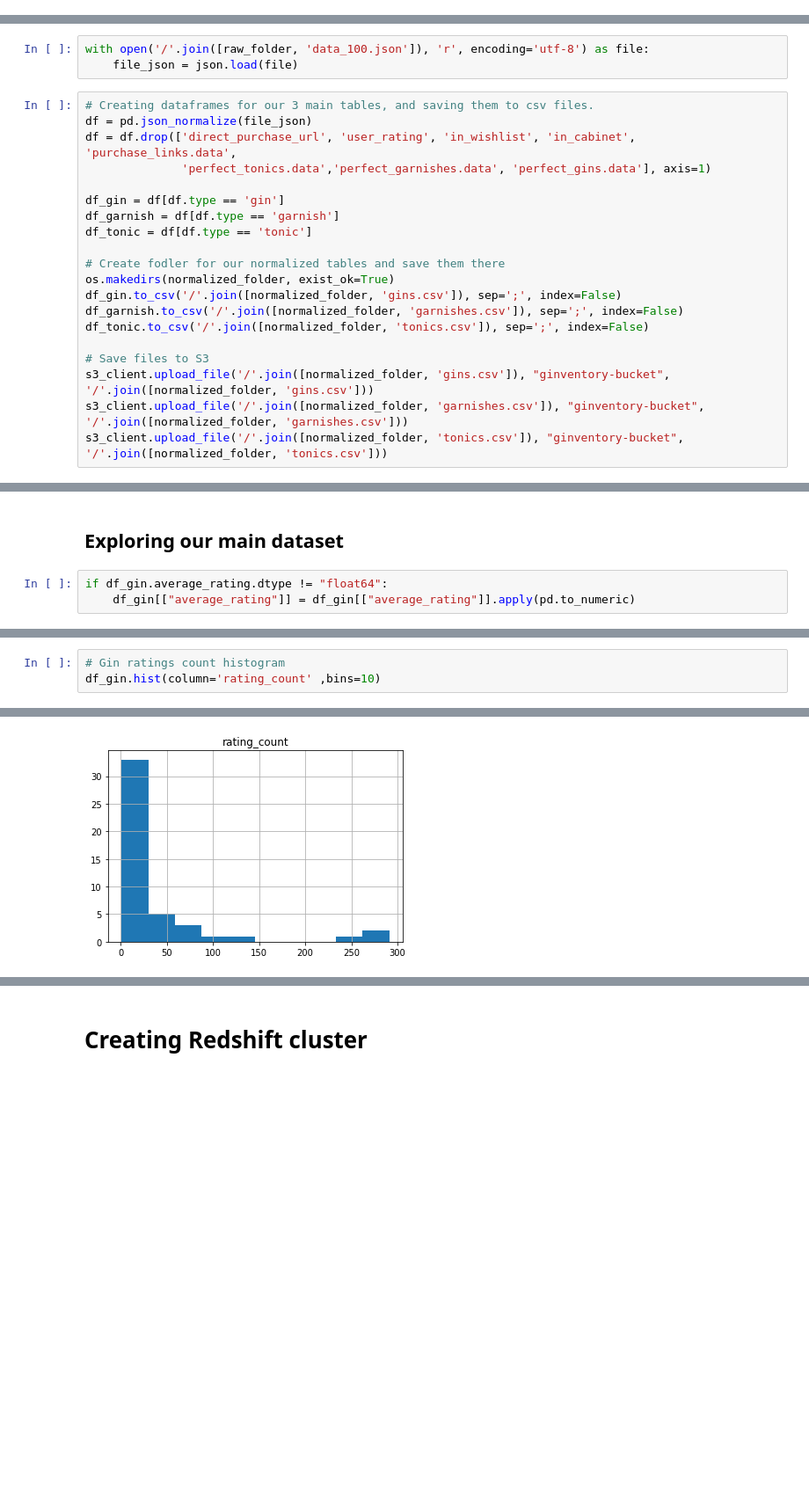
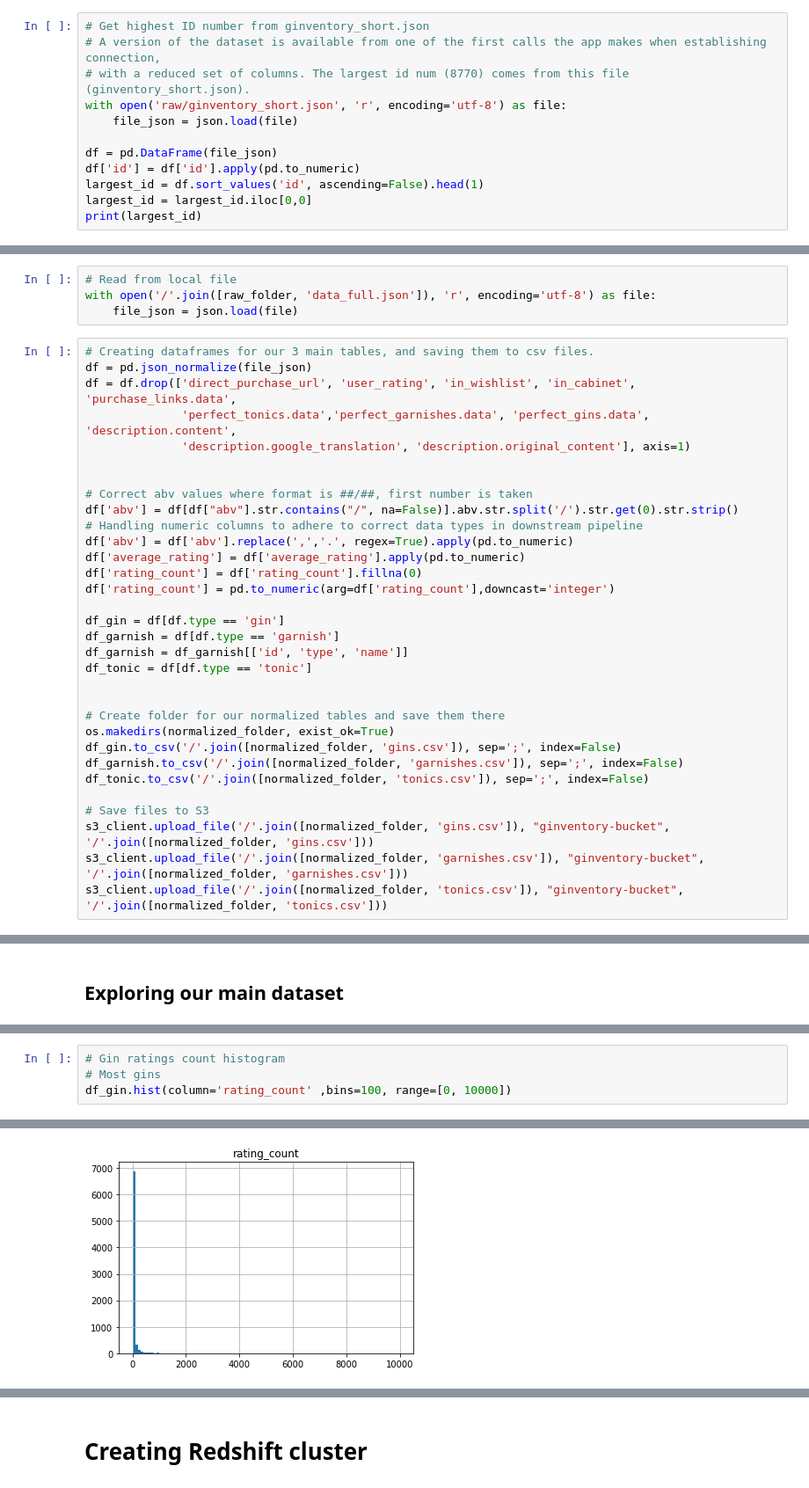
Before and after one commit to Letsopappaaa/ginventory_project, a Jupyter notebook: ginventory.ipynb, the cells around one changed output, grey strips where cells are left out. Shown at 88% size. Cells and saved outputs as stored; diff of their text form; blank space fills up the shorter version.

Commit message:
Added full dataset, ETL pipeline to Redshift complete.

```diff
--- a/ginventory.ipynb
+++ b/ginventory.ipynb
@@ -84,3 +76,15 @@ largest_id = df.sort_values('id', ascending=False).head(1)
 # %% [markdown]
 # Get requests
+# %%
+# Get highest ID number from ginventory_short.json
+# A version of the dataset is available from one of the first calls the app makes when establishing connection,
+# with a reduced set of columns. The largest id num (8770) comes from this file (ginventory_short.json).
+with open('raw/ginventory_short.json', 'r', encoding='utf-8') as file:
+    file_json = json.load(file)
+
+df = pd.DataFrame(file_json)
+df['id'] = df['id'].apply(pd.to_numeric)
+largest_id = df.sort_values('id', ascending=False).head(1)
+largest_id = largest_id.iloc[0,0]
+print(largest_id)
 # %%
@@ -110,19 +114,32 @@ s3_client.upload_file('/'.join([raw_folder, 'data_100.json']), "ginventory-bucke
 # %% [markdown]
 # Read in requests from file
 # %%
-with open('/'.join([raw_folder, 'data_100.json']), 'r', encoding='utf-8') as file:
+# Read from local file
+with open('/'.join([raw_folder, 'data_full.json']), 'r', encoding='utf-8') as file:
     file_json = json.load(file)
 # %%
 # Creating dataframes for our 3 main tables, and saving them to csv files.
 df = pd.json_normalize(file_json)
 df = df.drop(['direct_purchase_url', 'user_rating', 'in_wishlist', 'in_cabinet', 'purchase_links.data',
-              'perfect_tonics.data','perfect_garnishes.data', 'perfect_gins.data'], axis=1)
+              'perfect_tonics.data','perfect_garnishes.data', 'perfect_gins.data', 'description.content',
+              'description.google_translation', 'description.original_content'], axis=1)
+
+
+# Correct abv values where format is ##/##, first number is taken
+df['abv'] = df[df["abv"].str.contains("/", na=False)].abv.str.split('/').str.get(0).str.strip()
+# Handling numeric columns to adhere to correct data types in downstream pipeline
+df['abv'] = df['abv'].replace(',','.', regex=True).apply(pd.to_numeric)
+df['average_rating'] = df['average_rating'].apply(pd.to_numeric)
+df['rating_count'] = df['rating_count'].fillna(0)
+df['rating_count'] = pd.to_numeric(arg=df['rating_count'],downcast='integer')
 
 df_gin = df[df.type == 'gin']
 df_garnish = df[df.type == 'garnish']
+df_garnish = df_garnish[['id', 'type', 'name']]
 df_tonic = df[df.type == 'tonic']
 
-# Create fodler for our normalized tables and save them there
+
+# Create folder for our normalized tables and save them there
 os.makedirs(normalized_folder, exist_ok=True)
 df_gin.to_csv('/'.join([normalized_folder, 'gins.csv']), sep=';', index=False)
 df_garnish.to_csv('/'.join([normalized_folder, 'garnishes.csv']), sep=';', index=False)
@@ -189,6 +196,3 @@ dtype('float64')
 # %% [markdown]
 ## Exploring our main dataset
-# %%
-if df_gin.average_rating.dtype != "float64":
-    df_gin[["average_rating"]] = df_gin[["average_rating"]].apply(pd.to_numeric)
 # %%
@@ -231,9 +236,10 @@ df_gin_explore.sort_values("rating_count", ascending=False).head(3)
 # %%
 # Gin ratings count histogram
-df_gin.hist(column='rating_count' ,bins=10)
+# Most gins
+df_gin.hist(column='rating_count' ,bins=100, range=[0, 10000])
 # %% [output]
 array([[<AxesSubplot:title={'center':'rating_count'}>]], dtype=object)
-[figure, old version]
+[figure, new version]
 # %%
 # Best rated producer
 df_gin_explore = df_gin[["producer", "average_rating"]]
```
Also changed, not shown: parts of 27 cells of this notebook, 10 other files.
